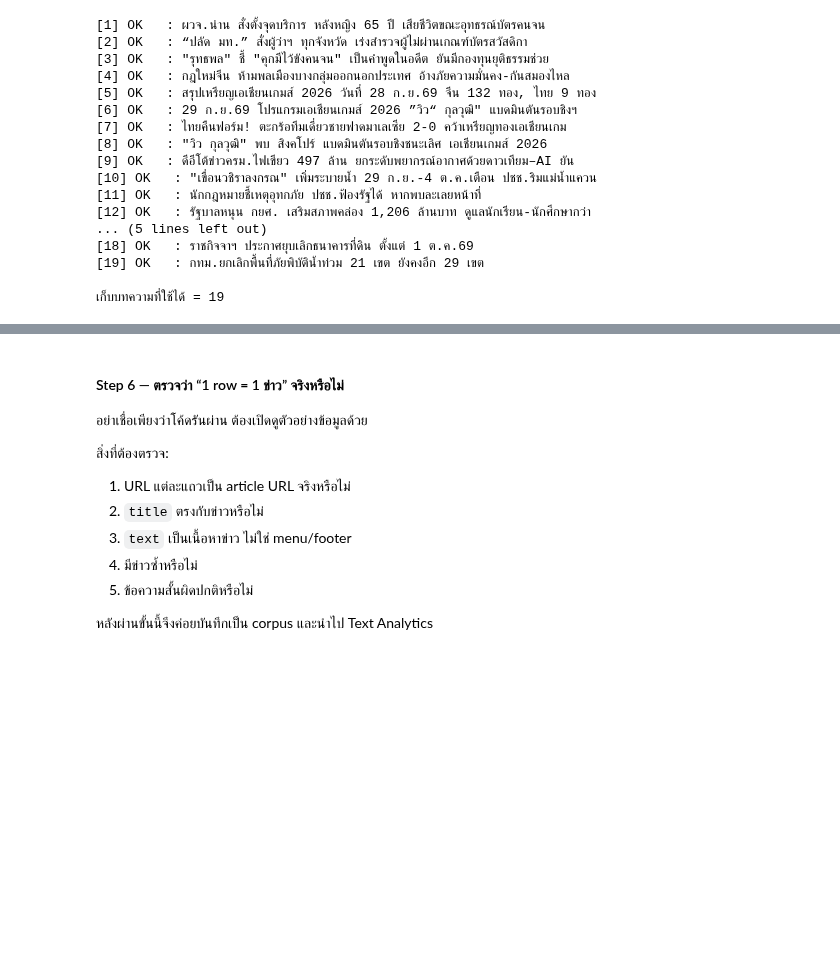
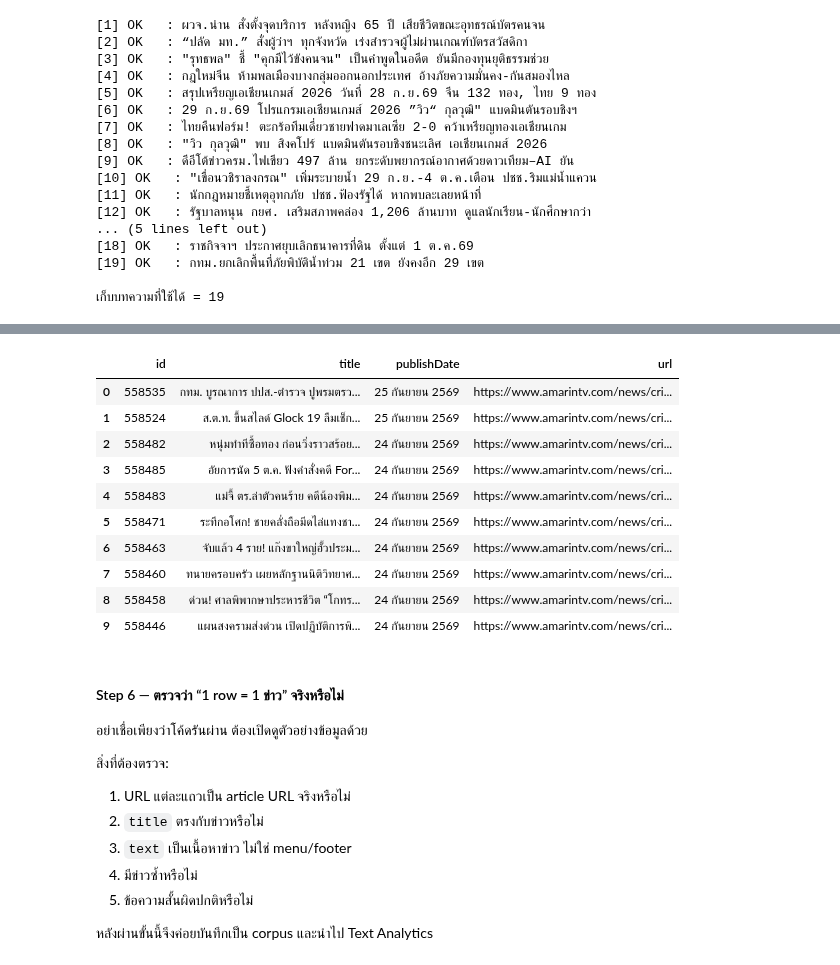
Before and after one commit to doperjerr/Project1-Text_Analytics69, a Jupyter notebook: project1_text_analytics69.ipynb, the cells around one changed output, grey strips where cells are left out. Drawn from its saved outputs; the diff is of its cells as text; code cells hidden in the pictures; blank space fills up the shorter version.

```diff
--- a/project1_text_analytics69.ipynb
+++ b/project1_text_analytics69.ipynb
@@ -2919,0 +3295,73 @@ print("\nเก็บบทความที่ใช้ได้ =", len(rows)
+# %%
+# ===== Step 5: Final Data Collection using API =====
+
+API_URL = "https://web-api.amarintv.com/content/contents/list"
+
+# cursor ที่ทดสอบแล้วว่าใช้โหลดข่าวย้อนหลังได้
+before = 1790311295
+
+all_items = []
+
+MAX_ROUNDS = 35      # 35 รอบ × 8 ข่าว ≈ 280 ข่าว
+AMOUNT = 8
+
+for round_no in range(1, MAX_ROUNDS + 1):
+
+    params = {
+        "category": "news/crime",
+        "amount": AMOUNT,
+        "before": before
+    }
+
+    try:
+        r = session.get(
+            API_URL,
+            params=params,
+            timeout=20
+        )
+
+        r.raise_for_status()
+
+        result = r.json()
+        data = result.get("data", {})
+
+        items = data.get("items", [])
+        next_before = data.get("minTs")
+
+        # เก็บข่าวจากรอบนี้
+        all_items.extend(items)
+
+        print(
+            f"รอบ {round_no}:",
+            f"ได้ {len(items)} ข่าว",
+            f"| รวม = {len(all_items)}"
+        )
+
+        # ถ้าไม่มีข้อมูลเพิ่ม ให้หยุด
+        if len(items) == 0 or next_before is None:
+            print("ไม่มีข้อมูลเพิ่มเติม")
+            break
+
+        # ใช้ minTs เป็น cursor ของรอบถัดไป
+        before = next_before
+
+        # เว้นระยะเพื่อไม่ส่ง request ถี่เกินไป
+        time.sleep(DELAY)
+
+    except Exception as e:
+        print(f"รอบ {round_no} ERROR:", e)
+        break
+
+
+# แปลงเป็น DataFrame
+df_crime = pd.DataFrame(all_items)
+
+print("\nจำนวน records ที่เก็บได้ =", len(df_crime))
+
+# ดูตัวอย่างข้อมูล
+display(
+    df_crime[
+        ["id", "title", "publishDate", "url"]
+    ].head(10)
+)
+# %% [output]
@@ -2920,3 +3385,14 @@ print("\nเก็บบทความที่ใช้ได้ =", len(rows)
+|  | id | title | publishDate | url |
+| 0 | 558535 | กทม. บูรณาการ ปปส.-ตำรวจ ปูพรมตรว... | 25 กันยายน 2569 | https://www.amarintv.com/news/cri... |
+| 1 | 558524 | ส.ต.ท. ขึ้นสไลด์ Glock 19 ลืมเช็ก... | 25 กันยายน 2569 | https://www.amarintv.com/news/cri... |
+| 2 | 558482 | หนุ่มทำทีซื้อทอง ก่อนวิ่งราวสร้อย... | 24 กันยายน 2569 | https://www.amarintv.com/news/cri... |
+| 3 | 558485 | อัยการนัด 5 ต.ค. ฟังคำสั่งคดี For... | 24 กันยายน 2569 | https://www.amarintv.com/news/cri... |
+| 4 | 558483 | แม่จี้ ตร.ล่าตัวคนร้าย คดีน้องพิม... | 24 กันยายน 2569 | https://www.amarintv.com/news/cri... |
+| 5 | 558471 | ระทึกอโศก! ชายคลั่งถือมีดไล่แทงชา... | 24 กันยายน 2569 | https://www.amarintv.com/news/cri... |
+| 6 | 558463 | จับแล้ว 4 ราย! แก๊งขาใหญ่ฮั้วประม... | 24 กันยายน 2569 | https://www.amarintv.com/news/cri... |
+| 7 | 558460 | ทนายครอบครัว เผยหลักฐานนิติวิทยาศ... | 24 กันยายน 2569 | https://www.amarintv.com/news/cri... |
+| 8 | 558458 | ด่วน! ศาลพิพากษาประหารชีวิต “โกทร... | 24 กันยายน 2569 | https://www.amarintv.com/news/cri... |
+| 9 | 558446 | แผนสงครามส่งด่วน เปิดปฏิบัติการพิ... | 24 กันยายน 2569 | https://www.amarintv.com/news/cri... |
 # %% [markdown]
 #### Step 6 — ตรวจว่า “1 row = 1 ข่าว” จริงหรือไม่
 
```
Also changed, not shown: parts of 14 cells of this notebook.
